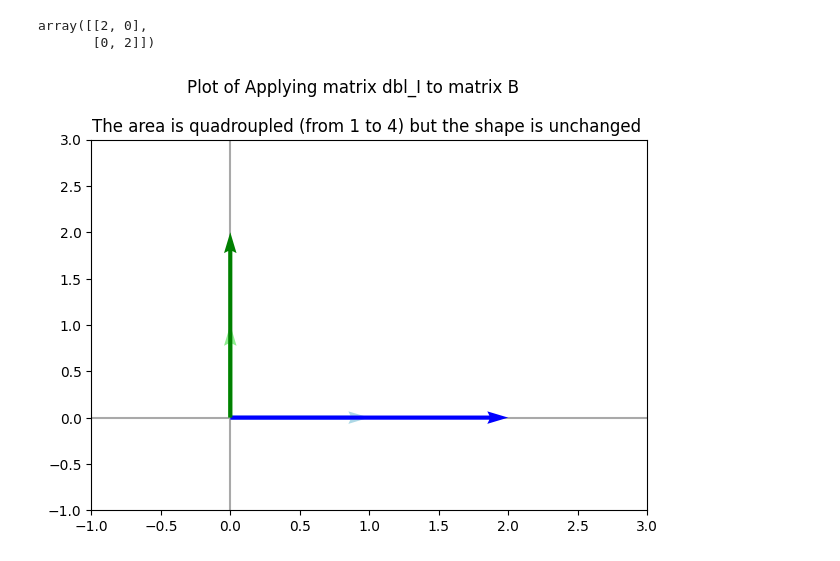
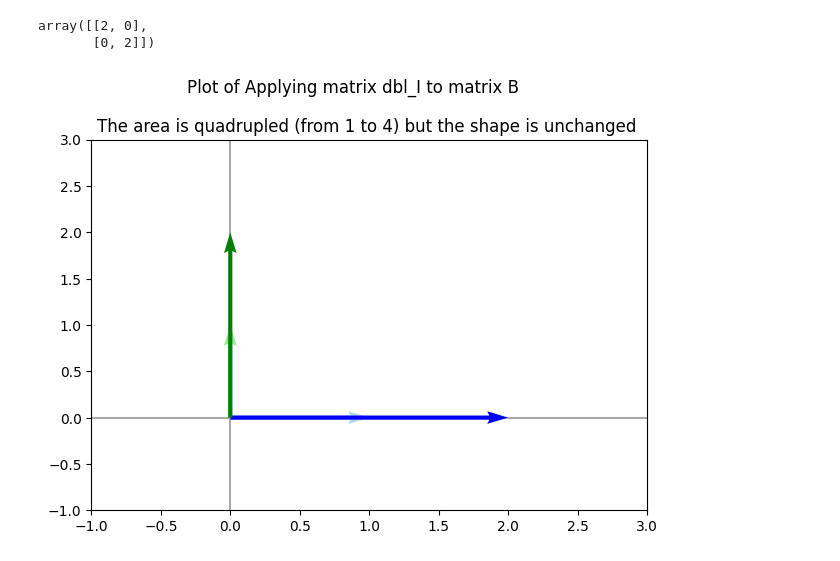
Before and after one commit to k3robotics/ML-Essentials, a Jupyter notebook: IntermediateLinAlg.ipynb, the cells around one changed output. Cells and saved outputs as stored; diff of their text form; code cells hidden in the pictures.

```diff
--- a/IntermediateLinAlg.ipynb
+++ b/IntermediateLinAlg.ipynb
@@ -734,10 +734,10 @@ array([[2, 0],
 # %%
 plotVectors([vectorfy(B, 0), vectorfy(B, 1), vectorfy(dbl_IB, 0), vectorfy(dbl_IB, 1)], ['lightblue', 'lightgreen', 'blue', 'green'])
 plt.xlim(-1, 3)
 plt.ylim(-1, 3)
 plt.suptitle('Plot of Applying matrix dbl_I to matrix B')
-plt.title('The area is quadroupled (from 1 to 4) but the shape is unchanged ')
+plt.title('The area is quadrupled (from 1 to 4) but the shape is unchanged ')
 plt.tight_layout()
 plt.show()
 # %% [output]
-[figure, old version]
+[figure, new version]
```
Also changed, not shown: parts of 1 cell of this notebook.
